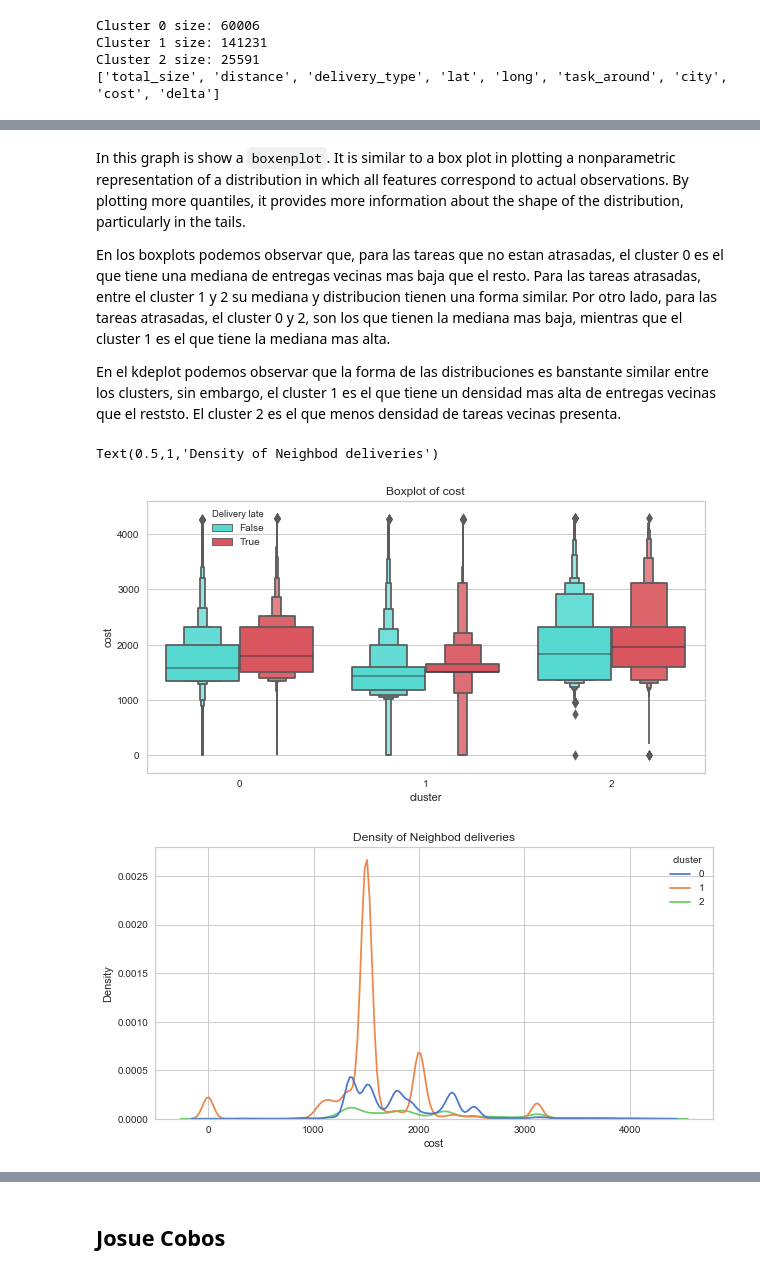
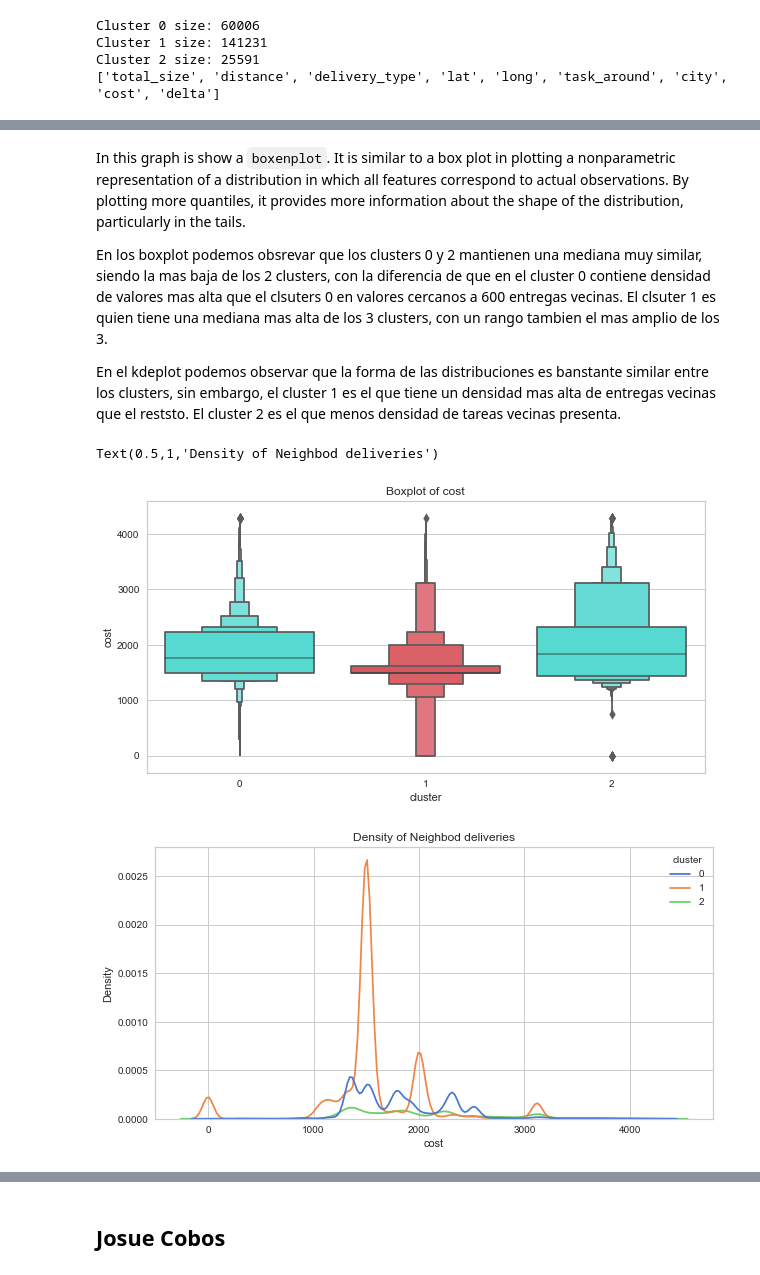
Before and after one commit to enmanuel-mag/ICD-Proyect, a Jupyter notebook: Proyect/notebooks/icd_2.ipynb, the cells around one changed output, grey strips where cells are left out. Saved outputs shown, nothing was run; the diff lists cells and outputs as text; code cells hidden in the pictures.

```diff
--- a/Proyect/notebooks/icd_2.ipynb
+++ b/Proyect/notebooks/icd_2.ipynb
@@ -411,29 +417,29 @@ Text(0.5,0,'neighbording deliveries')
 # %% [markdown]
 In this graph is show a `boxenplot`. It is similar to a box plot in plotting a nonparametric representation of a distribution in which all features correspond to actual observations. By plotting more quantiles, it provides more information about the shape of the distribution, particularly in the tails.
 
-En los boxplots podemos observar que, para las tareas que no estan atrasadas, el cluster 0 es el que tiene una mediana de entregas vecinas mas baja que el resto. Para las tareas atrasadas, entre el cluster 1 y 2 su mediana y distribucion tienen una forma similar. Por otro lado, para las tareas atrasadas, el cluster 0 y 2, son los que tienen la mediana mas baja, mientras que el cluster 1 es el que tiene la mediana mas alta.
+En los boxplot podemos obsrevar que los clusters 0 y 2 mantienen una mediana muy similar, siendo la mas baja de los 2 clusters, con la diferencia de que en el cluster 0 contiene densidad de valores mas alta que el clsuters 0 en valores cercanos a 600 entregas vecinas. El clsuter 1 es quien tiene una mediana mas alta de los 3 clusters, con un rango tambien el mas amplio de los 3.
 
 En el kdeplot podemos observar que la forma de las distribuciones es banstante similar entre los clusters, sin embargo, el cluster 1 es el que tiene un densidad mas alta de entregas vecinas que el reststo. El cluster 2 es el que menos densidad de tareas vecinas presenta.
 # %%
 z_scores = stats.zscore(df['cost'])
 abs_z_scores = np.abs(z_scores)
 filtered_entries = abs_z_scores < 3
 df_ = df[ filtered_entries ]
 
 plt.figure(figsize=(10,5))
 plt.tight_layout()
-gtg = sns.boxenplot(data=df_, x='cluster', y='cost', hue='is_late', palette=PALETTE_ALT)
+gtg = sns.boxenplot(data=df_, x='cluster', y='cost', palette=PALETTE_ALT)
 gtg.set_title('Boxplot of cost')
-gtg.legend_._set_loc(2)
-gtg.legend_.set_bbox_to_anchor((0.1, 1))
-gtg.legend_.set_title('Delivery late')
+#gtg.legend_._set_loc(2)
+#gtg.legend_.set_bbox_to_anchor((0.1, 1))
+#gtg.legend_.set_title('Delivery late')
 
 plt.figure(figsize=(10,5))
 plt.tight_layout()
 gts = sns.kdeplot(data=df_, x='cost', hue='cluster', palette='muted')
 gts.set_title('Density of Neighbod deliveries')
 # %% [output]
 Text(0.5,1,'Density of Neighbod deliveries')
-[figure, old version]
+[figure, new version]
 [figure]
 # %% [markdown]
```
Also changed, not shown: parts of 12 cells of this notebook.
